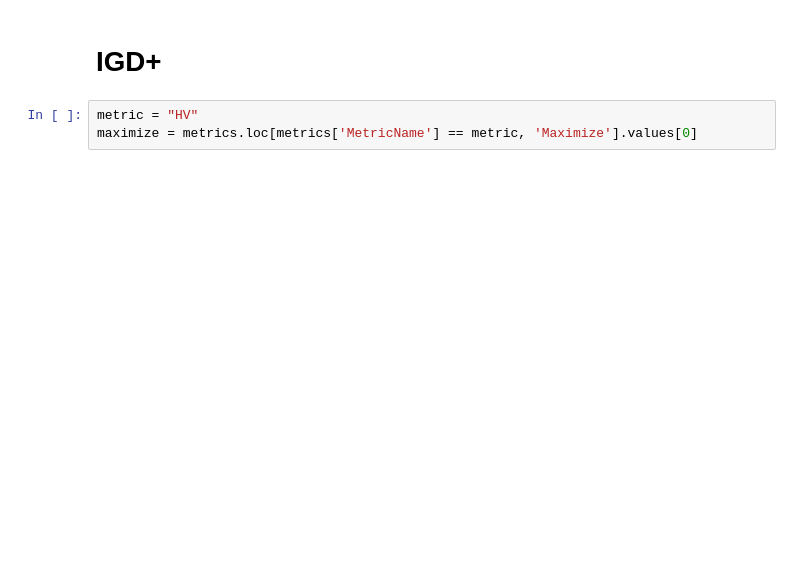
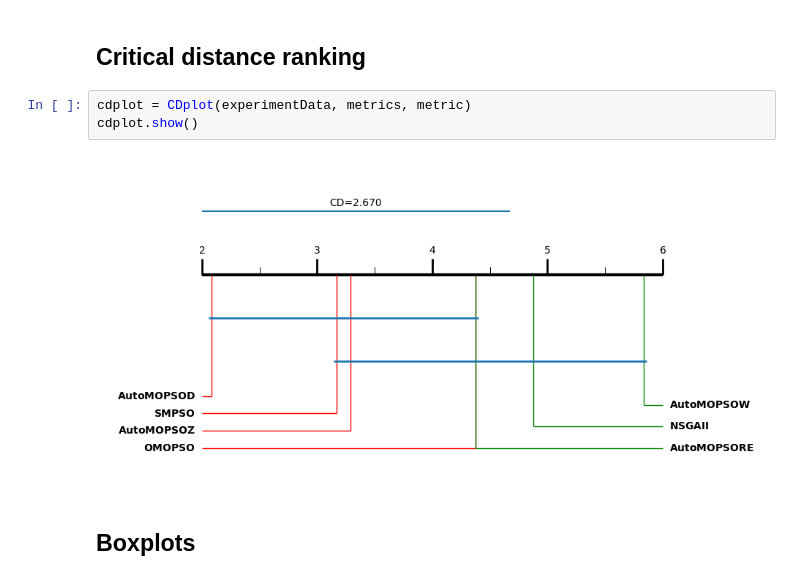
Before and after one commit to jMetal/SAES, a Jupyter notebook: notebooks/multiobjective_optimization.ipynb, the cells around one changed output. Saved outputs shown, nothing was run; the diff lists cells and outputs as text; blank space fills up the shorter version.

```diff
--- a/notebooks/multiobjective_optimization.ipynb
+++ b/notebooks/multiobjective_optimization.ipynb
@@ -30,5 +56,9 @@ instances = obtain_list_instances(experimentData)
+# %% [markdown]
+## Critical distance ranking
+# %%
+cdplot = CDplot(experimentData, metrics, metric)
+cdplot.show()
+# %% [output]
+[figure, added]
 # %% [markdown]
-# IGD+
+## Boxplots
-# %%
-metric = "HV"
-maximize = metrics.loc[metrics['MetricName'] == metric, 'Maximize'].values[0]
```
Also changed, not shown: parts of 13 cells of this notebook, 19 other files.
